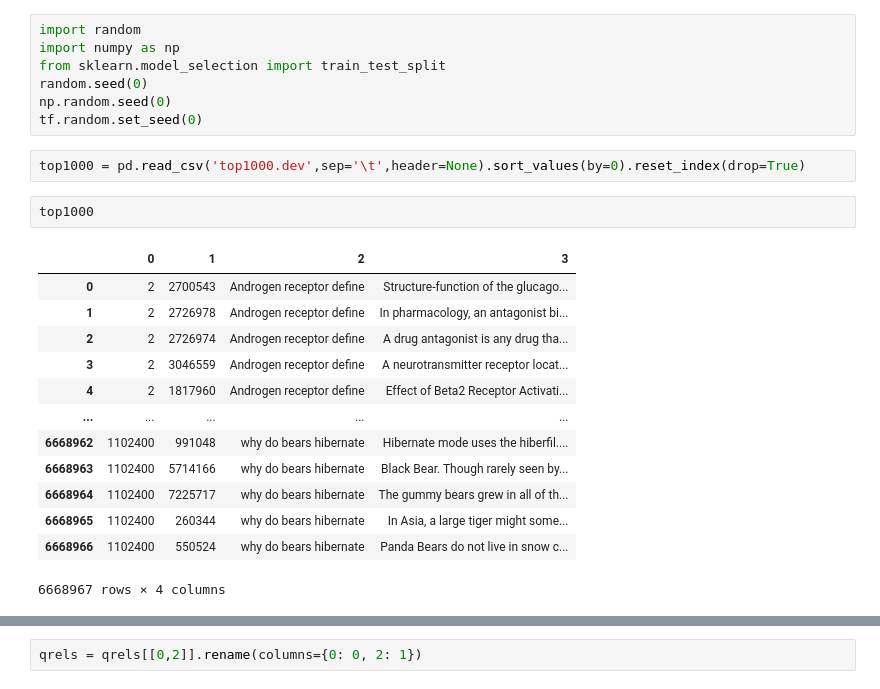
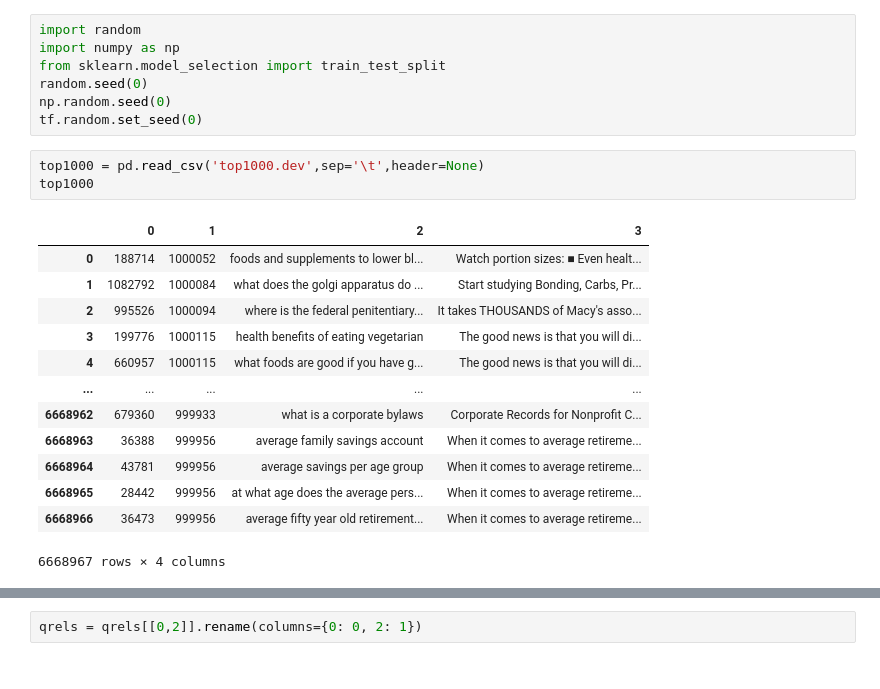
Before and after one commit to Prakhar314/COL764-Podcast-Search, a Jupyter notebook: pointwise.ipynb, the cells around one changed output, grey strips where cells are left out. Drawn from its saved outputs; the diff is of its cells as text.

```diff
--- a/pointwise.ipynb
+++ b/pointwise.ipynb
@@ -129,20 +146,19 @@ random.seed(0)
 np.random.seed(0)
 tf.random.set_seed(0)
 # %%
-top1000 = pd.read_csv('top1000.dev',sep='\t',header=None).sort_values(by=0).reset_index(drop=True)
+top1000 = pd.read_csv('top1000.dev',sep='\t',header=None)
+top1000
+# %% [output]
+|  | 0 | 1 | 2 | 3 |
+| 0 | 188714 | 1000052 | foods and supplements to lower bl... | Watch portion sizes: ■ Even healt... |
+| 1 | 1082792 | 1000084 | what does the golgi apparatus do ... | Start studying Bonding, Carbs, Pr... |
+| 2 | 995526 | 1000094 | where is the federal penitentiary... | It takes THOUSANDS of Macy's asso... |
+| 3 | 199776 | 1000115 | health benefits of eating vegetarian | The good news is that you will di... |
+| 4 | 660957 | 1000115 | what foods are good if you have g... | The good news is that you will di... |
+| ... | ... | ... | ... | ... |
+| 6668962 | 679360 | 999933 | what is a corporate bylaws | Corporate Records for Nonprofit C... |
+| 6668963 | 36388 | 999956 | average family savings account | When it comes to average retireme... |
+| 6668964 | 43781 | 999956 | average savings per age group | When it comes to average retireme... |
+| 6668965 | 28442 | 999956 | at what age does the average pers... | When it comes to average retireme... |
+| 6668966 | 36473 | 999956 | average fifty year old retirement... | When it comes to average retireme... |
+6668967 rows × 4 columns
-# %%
-top1000
-# %% [output]
-|  | 0 | 1 | 2 | 3 |
-| 0 | 2 | 2700543 | Androgen receptor define | Structure-function of the glucago... |
-| 1 | 2 | 2726978 | Androgen receptor define | In pharmacology, an antagonist bi... |
-| 2 | 2 | 2726974 | Androgen receptor define | A drug antagonist is any drug tha... |
-| 3 | 2 | 3046559 | Androgen receptor define | A neurotransmitter receptor locat... |
-| 4 | 2 | 1817960 | Androgen receptor define | Effect of Beta2 Receptor Activati... |
-| ... | ... | ... | ... | ... |
-| 6668962 | 1102400 | 991048 | why do bears hibernate | Hibernate mode uses the hiberfil.... |
-| 6668963 | 1102400 | 5714166 | why do bears hibernate | Black Bear. Though rarely seen by... |
-| 6668964 | 1102400 | 7225717 | why do bears hibernate | The gummy bears grew in all of th... |
-| 6668965 | 1102400 | 260344 | why do bears hibernate | In Asia, a large tiger might some... |
-| 6668966 | 1102400 | 550524 | why do bears hibernate | Panda Bears do not live in snow c... |
-6668967 rows × 4 columns
```
Also changed, not shown: parts of 22 cells of this notebook.
